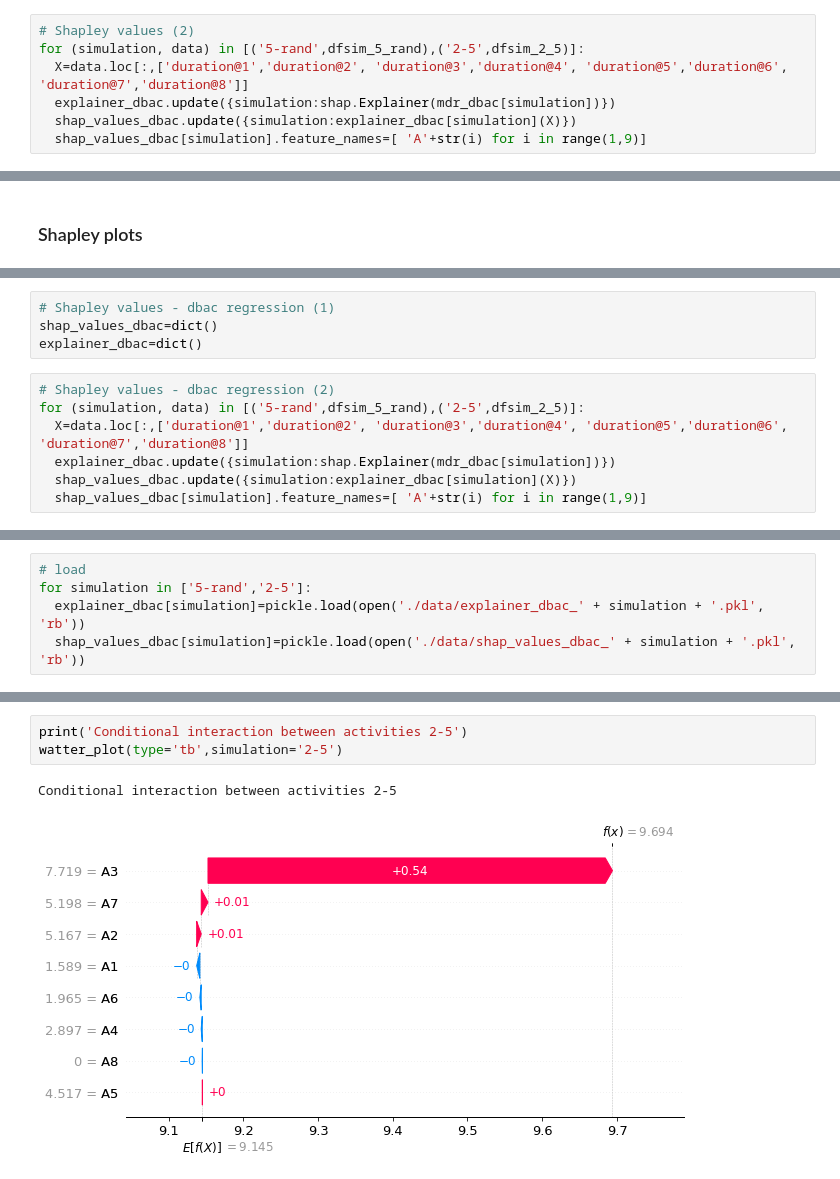
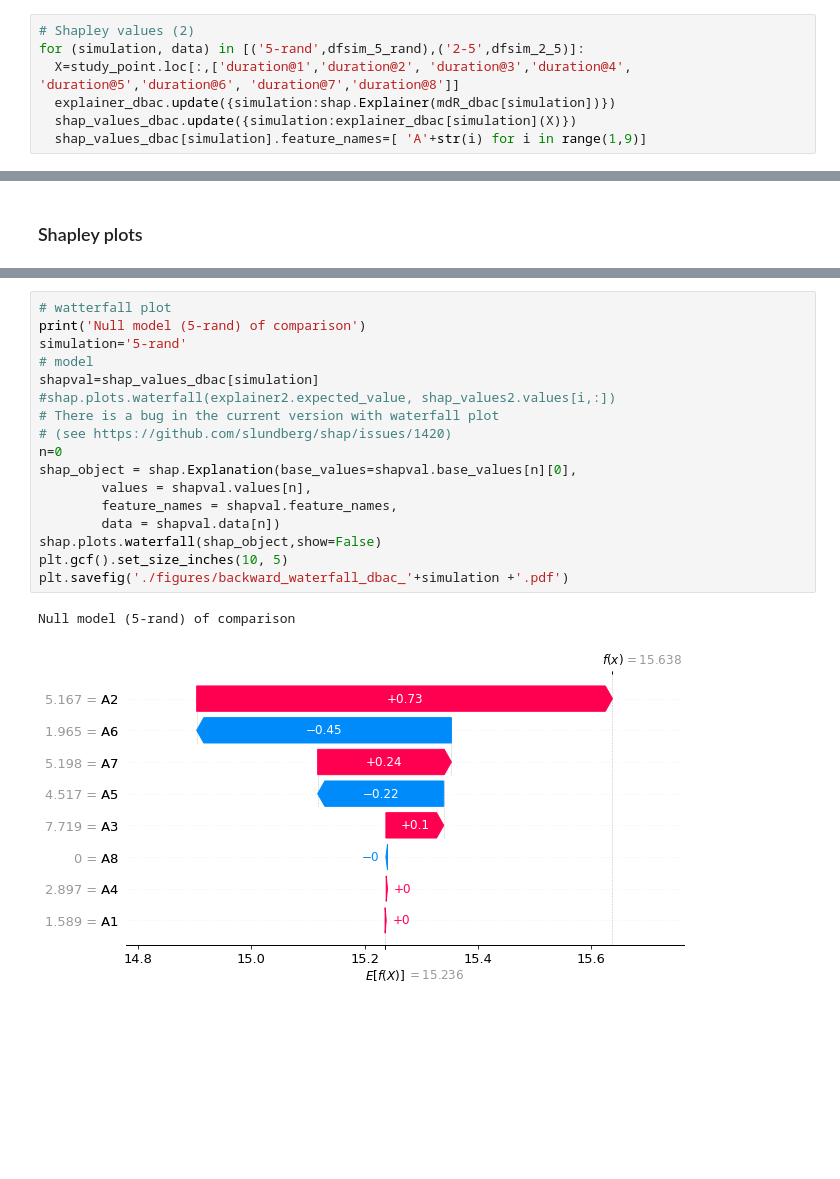
Before and after one commit to jismartin/sheva, a Jupyter notebook: sheva_shapley_backward_analysis.ipynb, the cells around one changed output, grey strips where cells are left out. Drawn from its saved outputs; the diff is of its cells as text; blank space fills up the shorter version.

Commit message:
Update backward analysis

```diff
--- a/sheva_shapley_backward_analysis.ipynb
+++ b/sheva_shapley_backward_analysis.ipynb
@@ -88,8 +96,8 @@ explainer_dbac=dict()
 # %%
 # Shapley values (2)
 for (simulation, data) in [('5-rand',dfsim_5_rand),('2-5',dfsim_2_5)]:
-  X=data.loc[:,['duration@1','duration@2', 'duration@3','duration@4', 'duration@5','duration@6', 'duration@7','duration@8']]
-  explainer_dbac.update({simulation:shap.Explainer(mdr_dbac[simulation])})
+  X=study_point.loc[:,['duration@1','duration@2', 'duration@3','duration@4', 'duration@5','duration@6', 'duration@7','duration@8']]
+  explainer_dbac.update({simulation:shap.Explainer(mdR_dbac[simulation])})
   shap_values_dbac.update({simulation:explainer_dbac[simulation](X)})
   shap_values_dbac[simulation].feature_names=[ 'A'+str(i) for i in range(1,9)]
 # %%
@@ -139,11 +114,0 @@ SHAP version: 0.39.0
-# %%
-# Shapley values - dbac regression (1)
-shap_values_dbac=dict()
-explainer_dbac=dict()
-# %%
-# Shapley values - dbac regression (2)
-for (simulation, data) in [('5-rand',dfsim_5_rand),('2-5',dfsim_2_5)]:
-  X=data.loc[:,['duration@1','duration@2', 'duration@3','duration@4', 'duration@5','duration@6', 'duration@7','duration@8']]
-  explainer_dbac.update({simulation:shap.Explainer(mdr_dbac[simulation])})
-  shap_values_dbac.update({simulation:explainer_dbac[simulation](X)})
-  shap_values_dbac[simulation].feature_names=[ 'A'+str(i) for i in range(1,9)]
@@ -155,5 +114,0 @@ for simulation in ['5-rand','2-5']:
-# %%
-# load
-for simulation in ['5-rand','2-5']:
-  explainer_dbac[simulation]=pickle.load(open('./data/explainer_dbac_' + simulation + '.pkl', 'rb'))
-  shap_values_dbac[simulation]=pickle.load(open('./data/shap_values_dbac_' + simulation + '.pkl', 'rb'))
@@ -259,6 +115,20 @@ Null model (5-rand) of comparison
-# %%
-print('Conditional interaction between activities 2-5')
-watter_plot(type='tb',simulation='2-5')
-# %% [output]
-Conditional interaction between activities 2-5
-[figure, removed]
+# %%
+# watterfall plot
+print('Null model (5-rand) of comparison')
+simulation='5-rand'
+# model
+shapval=shap_values_dbac[simulation]
+#shap.plots.waterfall(explainer2.expected_value, shap_values2.values[i,:])
+# There is a bug in the current version with waterfall plot
+# (see https://github.com/slundberg/shap/issues/1420)
+n=0
+shap_object = shap.Explanation(base_values=shapval.base_values[n][0],
+        values = shapval.values[n],
+        feature_names = shapval.feature_names,
+        data = shapval.data[n])
+shap.plots.waterfall(shap_object,show=False)
+plt.gcf().set_size_inches(10, 5)
+plt.savefig('./figures/backward_waterfall_dbac_'+simulation +'.pdf')
+# %% [output]
+Null model (5-rand) of comparison
+[figure, added]
```
Also changed, not shown: parts of 70 cells of this notebook, 54 other files.
